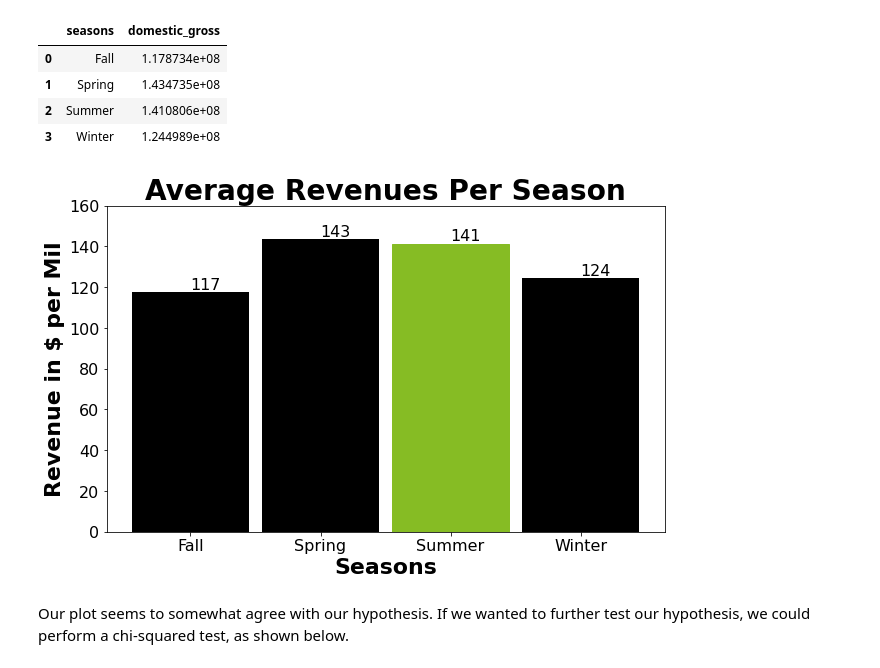
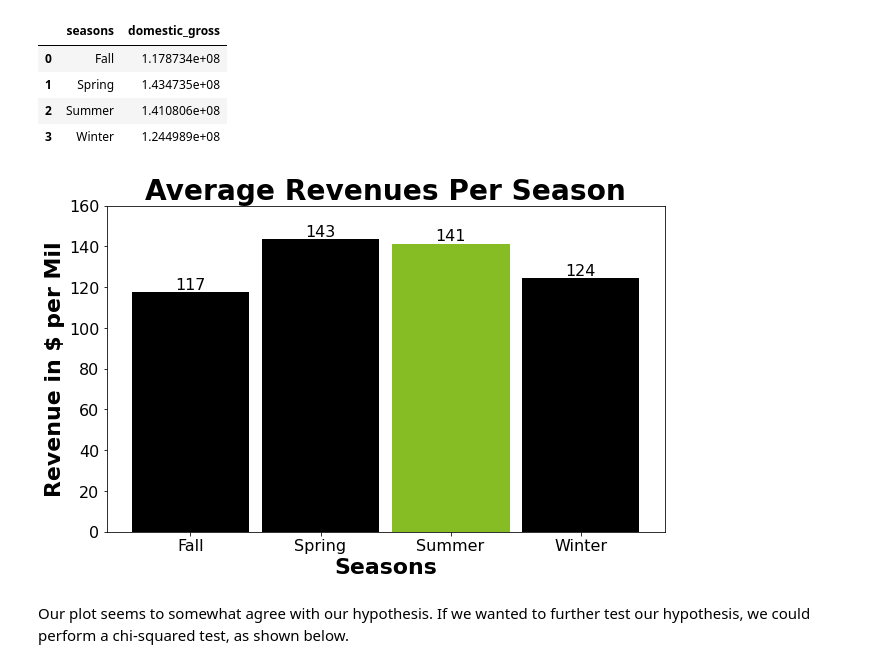
Before and after one commit to harte3/Flatiron-Capstone-Group-2, a Jupyter notebook: notebooks/member-3-folder/ellis-skylar seasonality on revenue.ipynb, the cells around one changed output. Saved outputs shown, nothing was run; the diff lists cells and outputs as text; code cells hidden in the pictures.

```diff
--- a/notebooks/member-3-folder/ellis-skylar seasonality on revenue.ipynb
+++ b/notebooks/member-3-folder/ellis-skylar seasonality on revenue.ipynb
@@ -364,28 +364,28 @@ df_means
 # %%
 # plotting average of gross revenue generated from movies by season
 seasons = df_means['seasons']
 rev_per_mil = df_means['domestic_gross']/1000000
 
 # sns.set_style('dark')
 
 plt.figure(figsize=(10,6))
 
 barlist = plt.bar(seasons, rev_per_mil, width=0.9, color = 'black')
 barlist[2].set_color('#86BC24')
 plt.title('Average Revenues Per Season', fontsize=28, fontweight='bold')
 plt.xlabel("Seasons", fontsize=22, fontweight='bold')
 plt.ylabel("Revenue in $ per Mil", fontsize=22, fontweight='bold')
 plt.xticks(fontsize = 16)
 plt.yticks(fontsize = 16)
 plt.ylim(top=160)
 
 
 for index, value in enumerate(rev_per_mil.astype(int)):
-    plt.text(index,value+2, str(value), fontsize=16)
+    plt.text(index,value+2, str(value), fontsize=16, horizontalalignment='center')
 
 plt.show()
 # %% [output]
-[figure, old version]
+[figure, new version]
 # %% [markdown]
 Our plot seems to somewhat agree with our hypothesis. If we wanted to further test our hypothesis, we could perform a chi-squared test, as shown below.
 # %%
```
Also changed, not shown: parts of 8 cells of this notebook.
